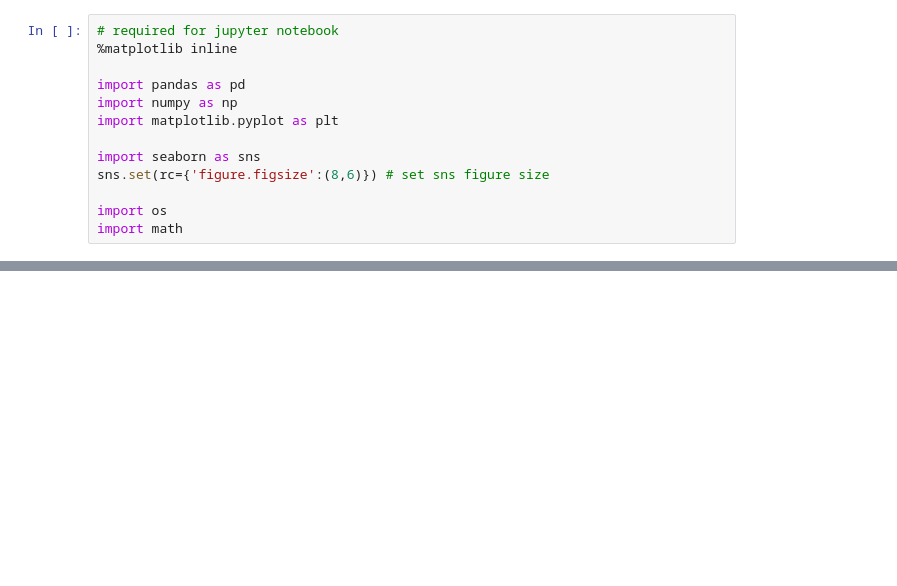
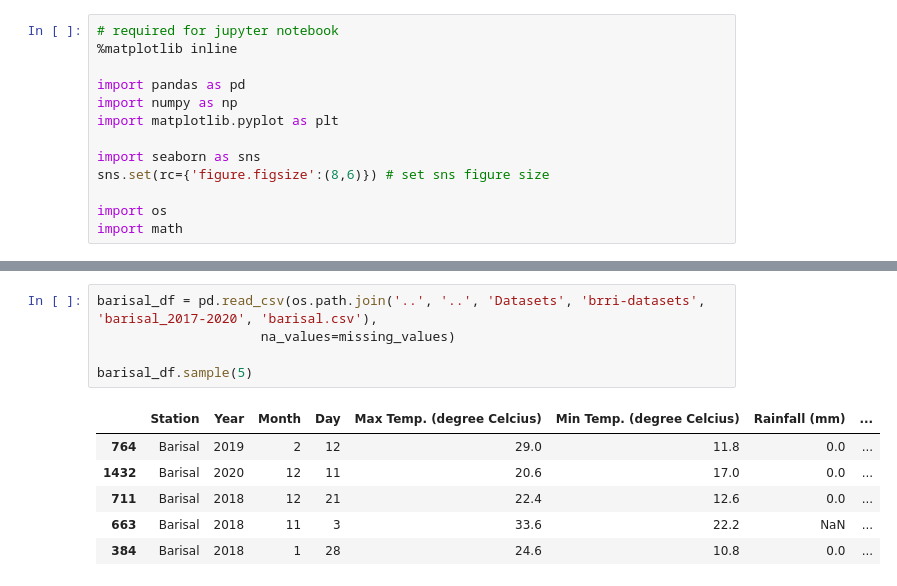
Before and after one commit to RifatIslamOmio/Weather-WaterLevel-Prediction-ML, a Jupyter notebook: Notebooks/brri-dataset/brri-dataset_pre-process_weekly-all.ipynb, the cells around one changed output, grey strips where cells are left out. Drawn from its saved outputs; the diff is of its cells as text; blank space fills up the shorter version.

```diff
--- a/Notebooks/brri-dataset/brri-dataset_pre-process_weekly-all.ipynb
+++ b/Notebooks/brri-dataset/brri-dataset_pre-process_weekly-all.ipynb
@@ -27,0 +42,12 @@ df.sample(5)
+# %%
+barisal_df = pd.read_csv(os.path.join('..', '..', 'Datasets', 'brri-datasets', 'barisal_2017-2020', 'barisal.csv'),
+                     na_values=missing_values)
+
+barisal_df.sample(5)
+# %% [output]
+|  | Station | Year | Month | Day | Max Temp. (degree Celcius) | Min Temp. (degree Celcius) | Rainfall (mm) | ... |
+| 764 | Barisal | 2019 | 2 | 12 | 29.0 | 11.8 | 0.0 | ... |
+| 1432 | Barisal | 2020 | 12 | 11 | 20.6 | 17.0 | 0.0 | ... |
+| 711 | Barisal | 2018 | 12 | 21 | 22.4 | 12.6 | 0.0 | ... |
+| 663 | Barisal | 2018 | 11 | 3 | 33.6 | 22.2 | NaN | ... |
+| 384 | Barisal | 2018 | 1 | 28 | 24.6 | 10.8 | 0.0 | ... |
```
Also changed, not shown: parts of 31 cells of this notebook, 3 other files.
